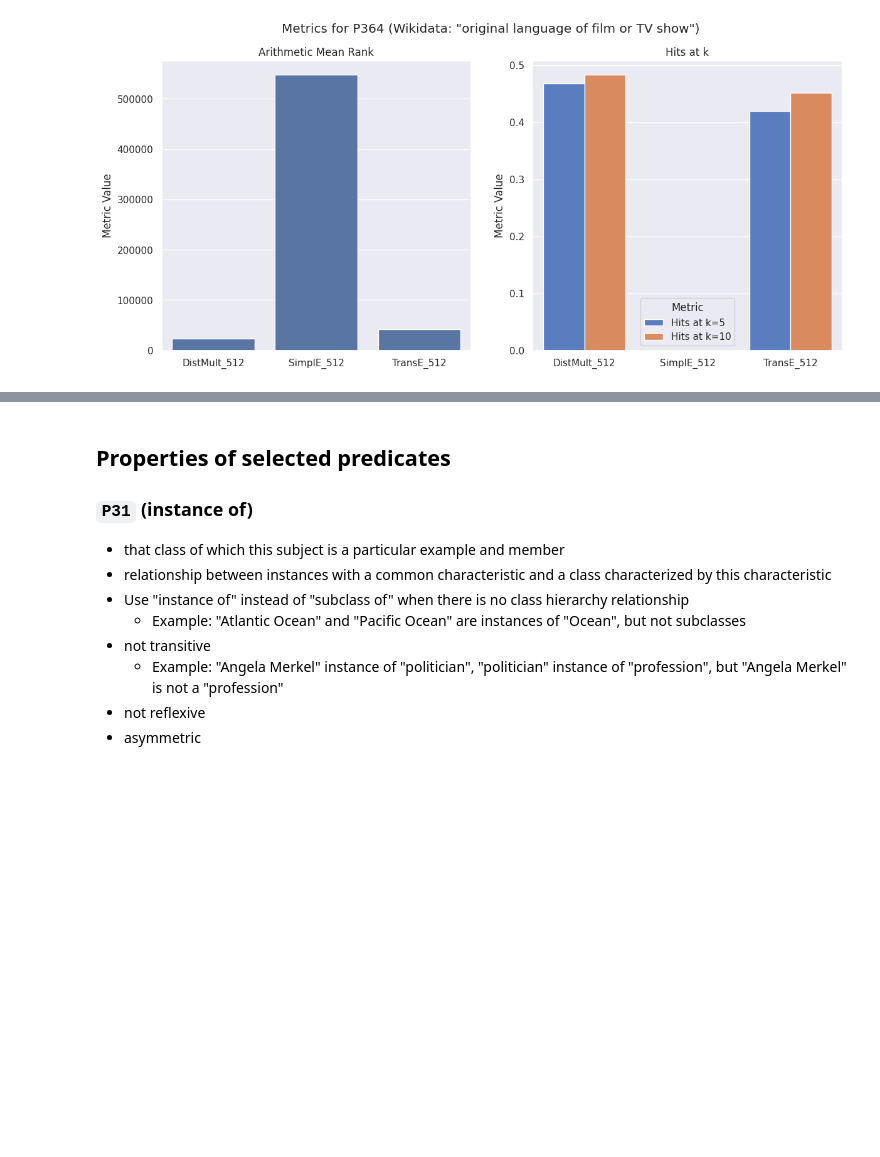
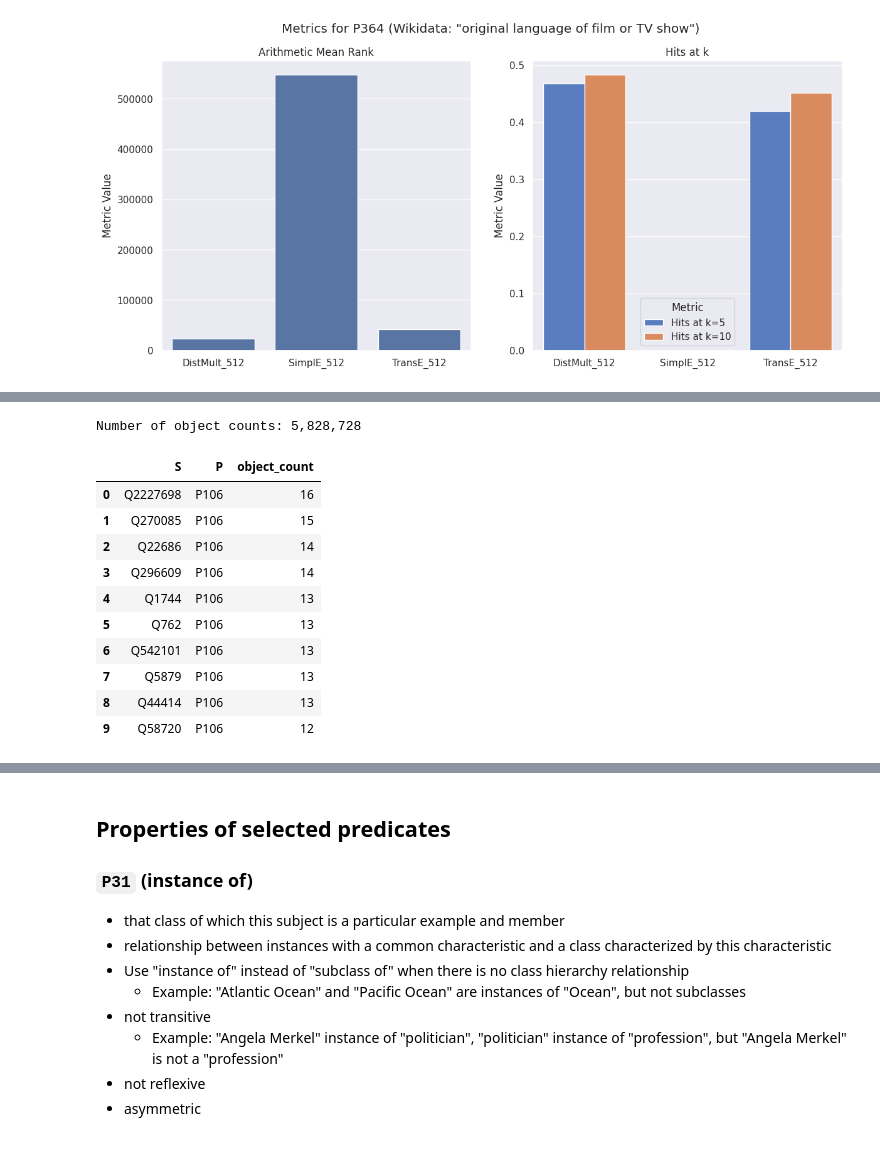
Before and after one commit to mortenterhart/KGE_Query_Completion, a Jupyter notebook: compare_example_predicates.ipynb, the cells around one changed output, grey strips where cells are left out. Drawn from its saved outputs; the diff is of its cells as text; code cells hidden in the pictures; blank space fills up the shorter version.

```diff
--- a/compare_example_predicates.ipynb
+++ b/compare_example_predicates.ipynb
@@ -531,4 +539,20 @@ example_predicate_counts
 | 5 | P421 | located in time zone | 404751 | 270094 | 103 |
 | 6 | P47 | shares border with | 429768 | 91822 | 92189 |
 | 7 | P641 | sport | 485665 | 481076 | 453 |
+# %%
+print(f'Number of object counts: {len(example_predicate_object_counts):,}')
+example_predicate_object_counts.head(10)
+# %% [output]
+Number of object counts: 5,828,728
+|  | S | P | object_count |
+| 0 | Q2227698 | P106 | 16 |
+| 1 | Q270085 | P106 | 15 |
+| 2 | Q22686 | P106 | 14 |
+| 3 | Q296609 | P106 | 14 |
+| 4 | Q1744 | P106 | 13 |
+| 5 | Q762 | P106 | 13 |
+| 6 | Q542101 | P106 | 13 |
+| 7 | Q5879 | P106 | 13 |
+| 8 | Q44414 | P106 | 13 |
+| 9 | Q58720 | P106 | 12 |
 # %%
```
Also changed, not shown: parts of 4 cells of this notebook.
